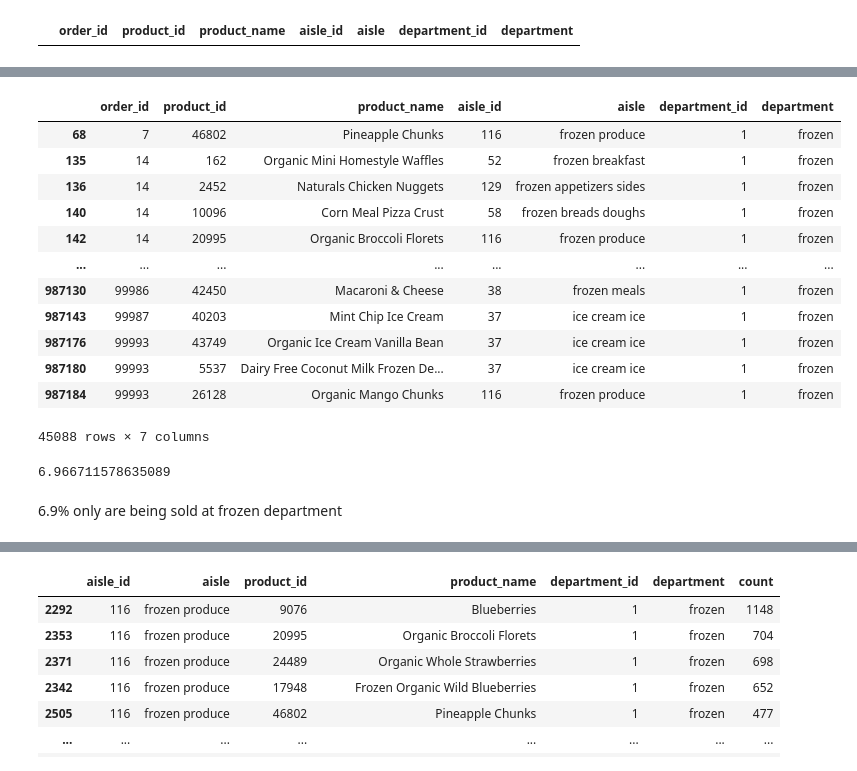
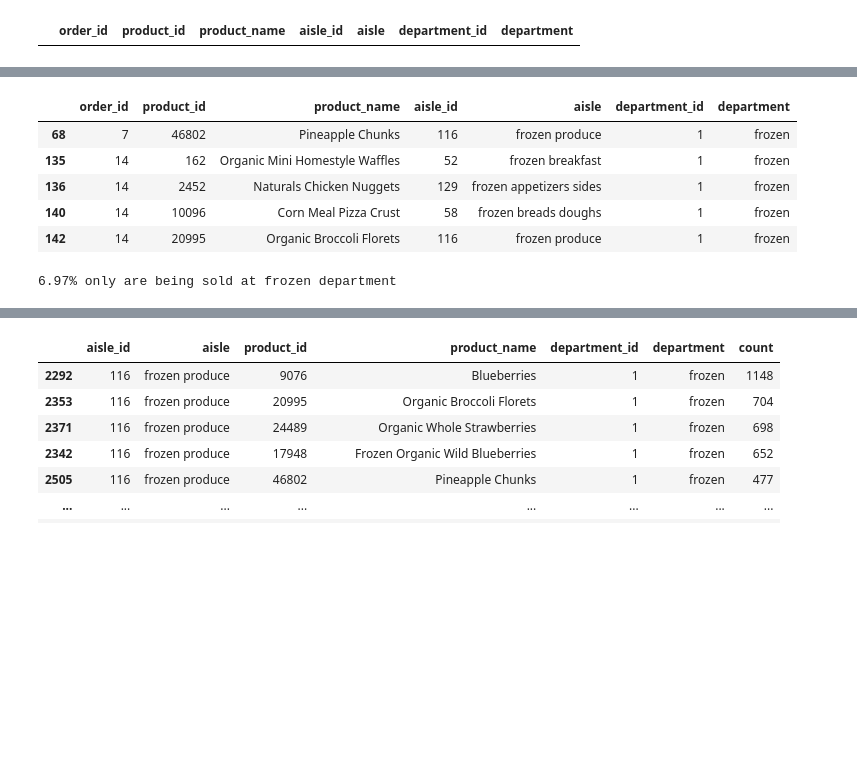
Before and after one commit to m7mdE/MMA-Datathon-Supermarket-Analysis, a Jupyter notebook: Datathon.ipynb, the cells around one changed output, grey strips where cells are left out. Cells and saved outputs as stored; diff of their text form; code cells hidden in the pictures; blank space fills up the shorter version.

```diff
--- a/Datathon.ipynb
+++ b/Datathon.ipynb
@@ -398,24 +284,16 @@ train_data.head()
 # %%
 # storing all frozen products into a variable
 freezer_df = train_data[train_data['department']=='frozen']
-freezer_df
+freezer_df.head()
 # %% [output]
 |  | order_id | product_id | product_name | aisle_id | aisle | department_id | department |
 | 68 | 7 | 46802 | Pineapple Chunks | 116 | frozen produce | 1 | frozen |
 | 135 | 14 | 162 | Organic Mini Homestyle Waffles | 52 | frozen breakfast | 1 | frozen |
 | 136 | 14 | 2452 | Naturals Chicken Nuggets | 129 | frozen appetizers sides | 1 | frozen |
 | 140 | 14 | 10096 | Corn Meal Pizza Crust | 58 | frozen breads doughs | 1 | frozen |
 | 142 | 14 | 20995 | Organic Broccoli Florets | 116 | frozen produce | 1 | frozen |
-| ... | ... | ... | ... | ... | ... | ... | ... |
-| 987130 | 99986 | 42450 | Macaroni & Cheese | 38 | frozen meals | 1 | frozen |
-| 987143 | 99987 | 40203 | Mint Chip Ice Cream | 37 | ice cream ice | 1 | frozen |
-| 987176 | 99993 | 43749 | Organic Ice Cream Vanilla Bean | 37 | ice cream ice | 1 | frozen |
-| 987180 | 99993 | 5537 | Dairy Free Coconut Milk Frozen De... | 37 | ice cream ice | 1 | frozen |
-| 987184 | 99993 | 26128 | Organic Mango Chunks | 116 | frozen produce | 1 | frozen |
-45088 rows × 7 columns
 # %%
-freezer_df.shape[0]/train_data.shape[0]*100
+# calculating the percentage of products which are frozen
+print(f"{freezer_df.shape[0]/train_data.shape[0]*100:.2f}% only are being sold at frozen department")
 # %% [output]
-6.966711578635089
+6.97% only are being sold at frozen department
-# %% [markdown]
-6.9% only are being sold at frozen department
```
Also changed, not shown: parts of 50 cells of this notebook.
